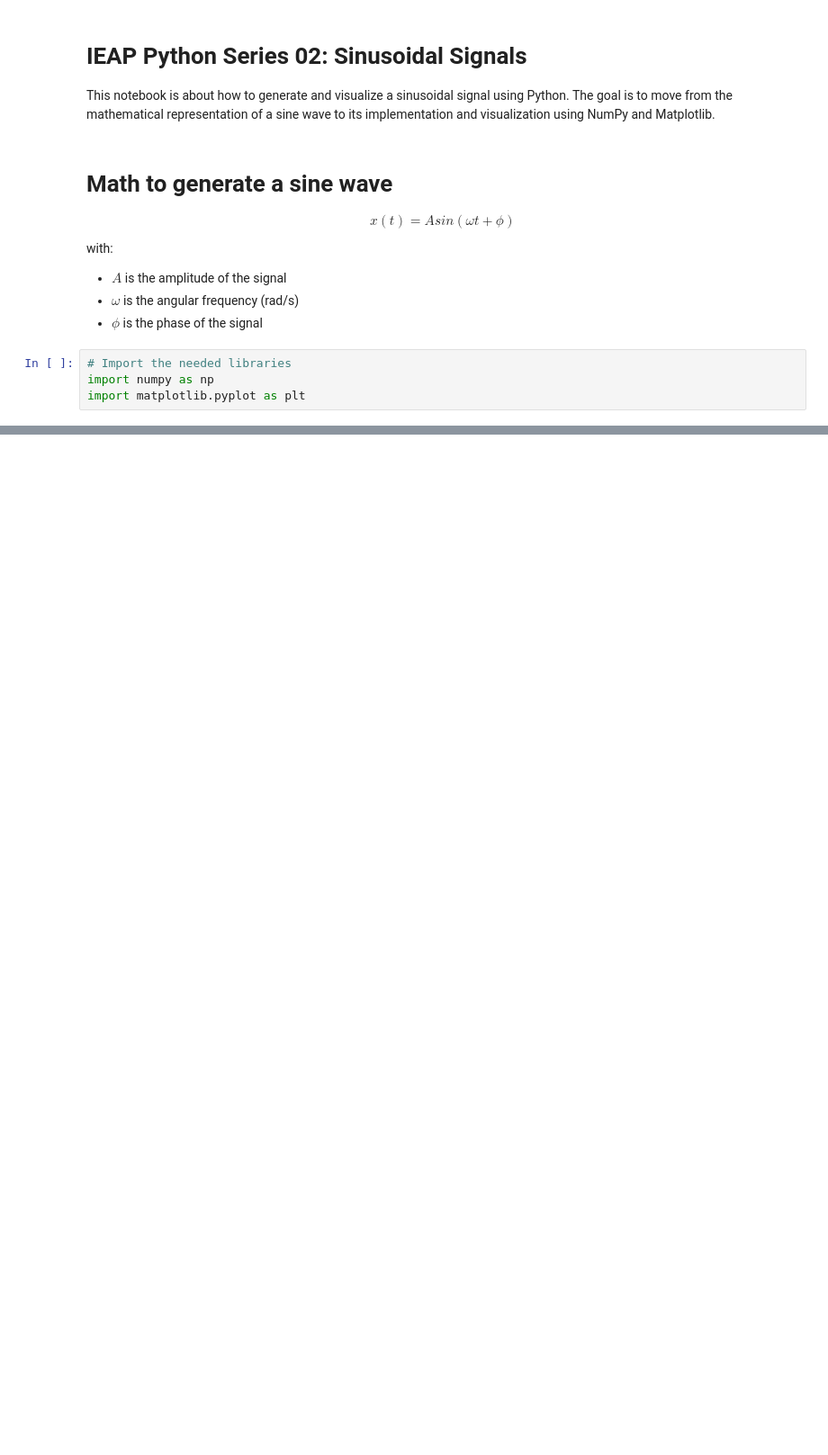
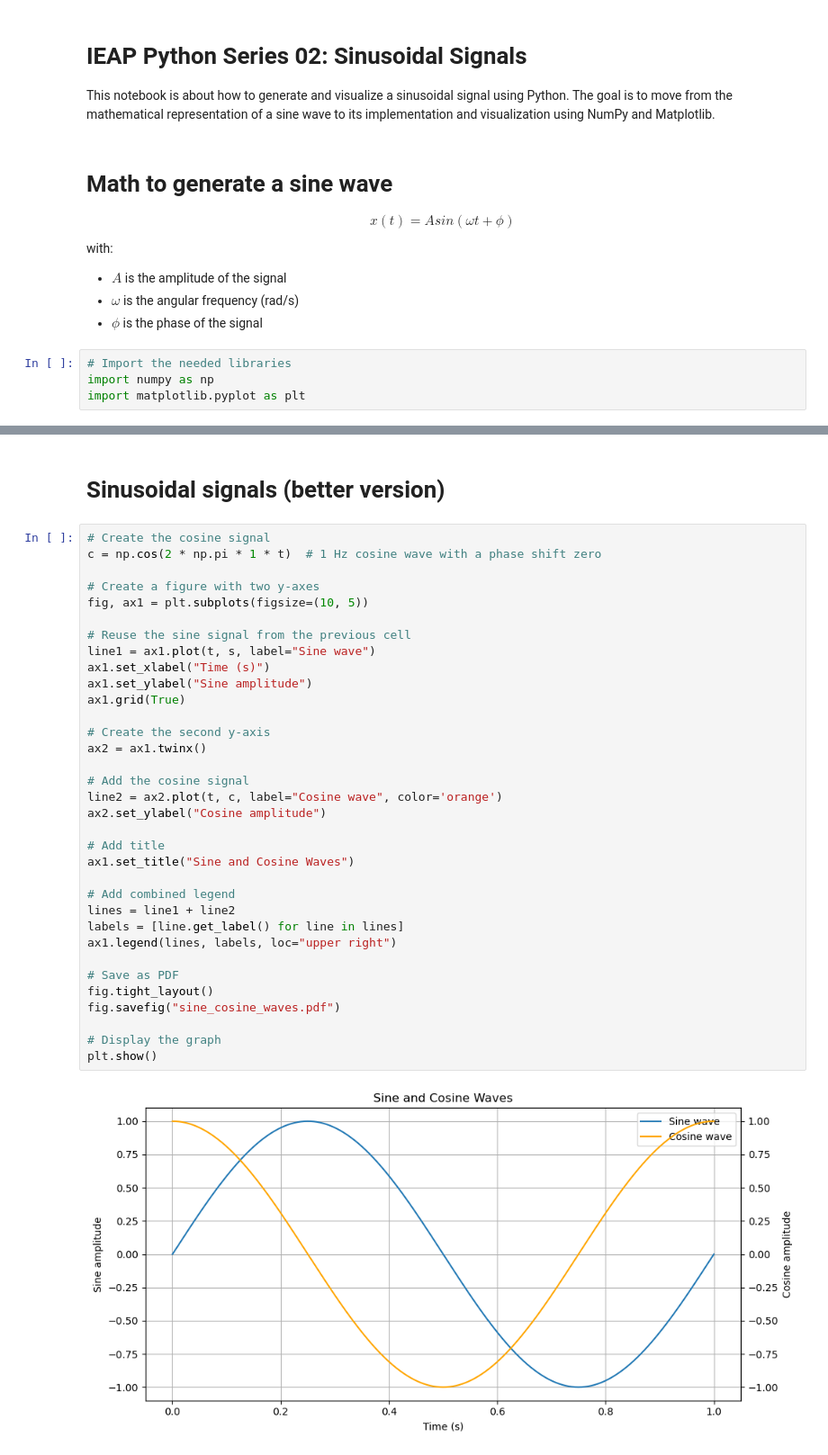
Before and after one commit to tuba1079/Series02-Python, a Jupyter notebook: Series02-python.ipynb, the cells around one changed output, grey strips where cells are left out. Shown at 90% size. Drawn from its saved outputs; the diff is of its cells as text; blank space fills up the shorter version.

Commit message:
Update the notebook with better version of signals

```diff
--- a/Series02-python.ipynb
+++ b/Series02-python.ipynb
@@ -37 +37,39 @@ plt.savefig('sine_wave.png')
 <Figure size 640x480 with 0 Axes>
+# %% [markdown]
+# Sinusoidal signals (better version)
+# %%
+# Create the cosine signal
+c = np.cos(2 * np.pi * 1 * t)  # 1 Hz cosine wave with a phase shift zero
+
+# Create a figure with two y-axes
+fig, ax1 = plt.subplots(figsize=(10, 5))
+
+# Reuse the sine signal from the previous cell
+line1 = ax1.plot(t, s, label="Sine wave")
+ax1.set_xlabel("Time (s)")
+ax1.set_ylabel("Sine amplitude")
+ax1.grid(True)
+
+# Create the second y-axis
+ax2 = ax1.twinx()
+
+# Add the cosine signal
+line2 = ax2.plot(t, c, label="Cosine wave", color='orange')
+ax2.set_ylabel("Cosine amplitude")
+
+# Add title
+ax1.set_title("Sine and Cosine Waves")
+
+# Add combined legend
+lines = line1 + line2
+labels = [line.get_label() for line in lines]
+ax1.legend(lines, labels, loc="upper right")
+
+# Save as PDF
+fig.tight_layout()
+fig.savefig("sine_cosine_waves.pdf")
+
+# Display the graph
+plt.show()
+# %% [output]
+[figure, added]
```
Also changed, not shown: parts of 1 cell of this notebook.
